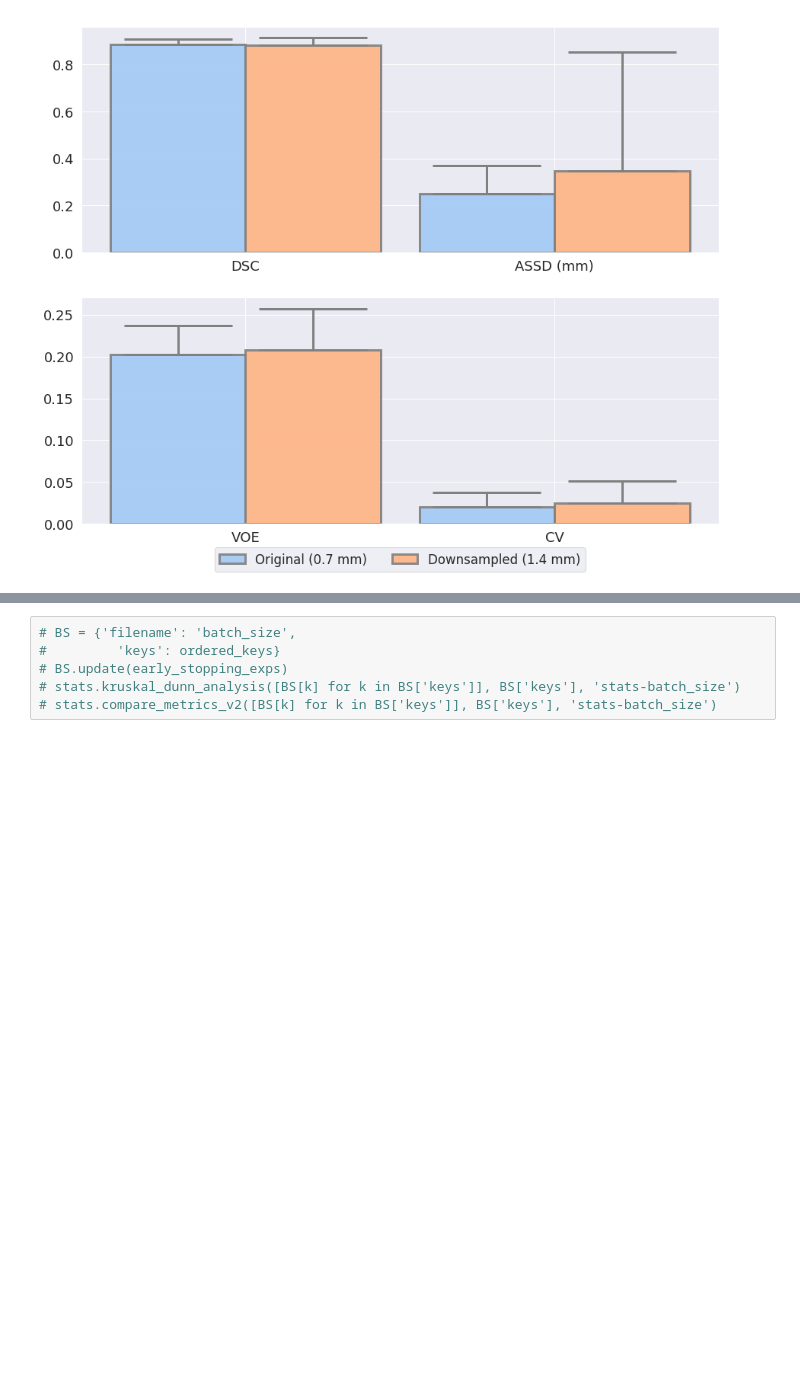
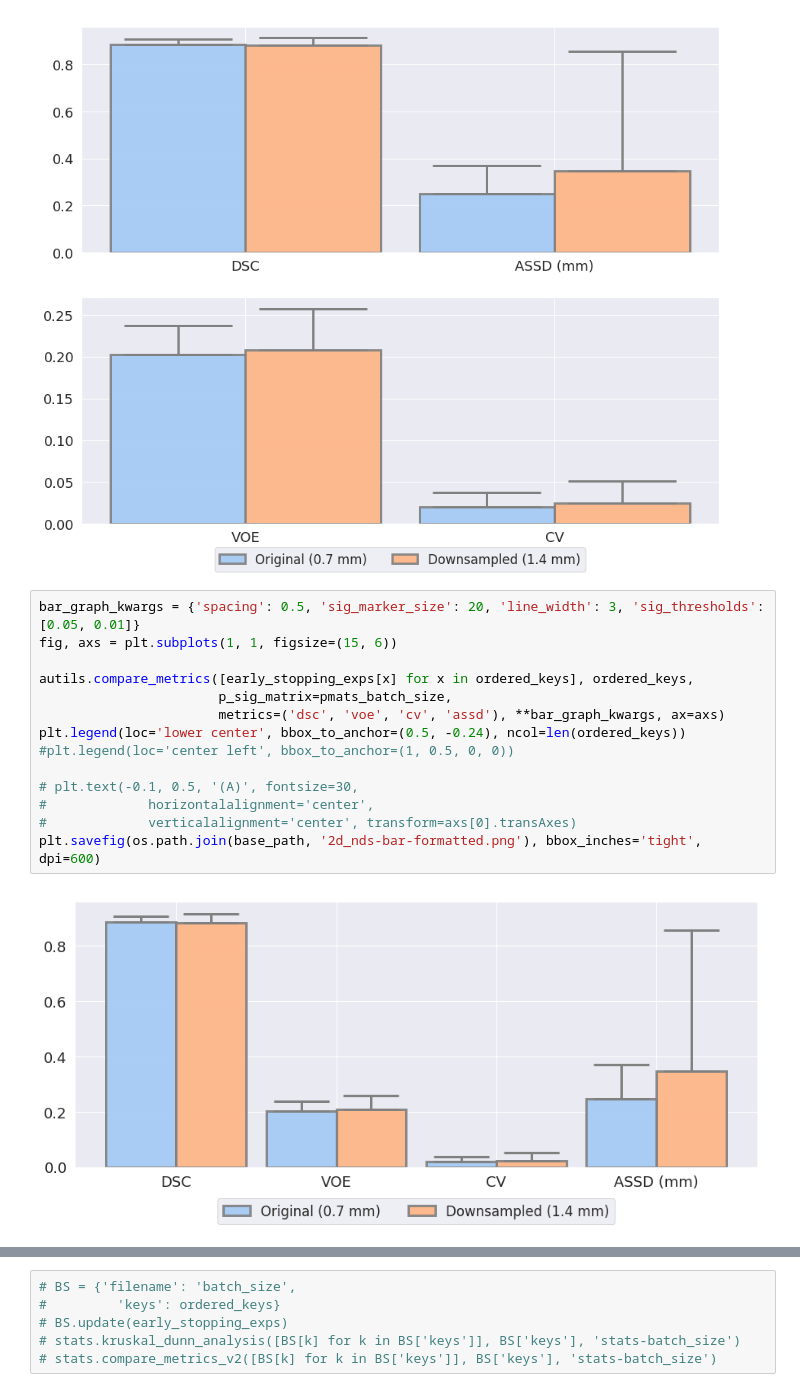
Before and after one commit to ad12/MedSegPy, a Jupyter notebook: analysis/2d_non_downsample.ipynb, the cells around one changed output, grey strips where cells are left out. Cells and saved outputs as stored; diff of their text form; blank space fills up the shorter version.

```diff
--- a/analysis/2d_non_downsample.ipynb
+++ b/analysis/2d_non_downsample.ipynb
@@ -116,3 +116,19 @@ plt.legend(loc='lower center', bbox_to_anchor=(0.5, -0.24), ncol=len(ordered_key
 plt.savefig(os.path.join(base_path, '2d_nds-bar.png'), bbox_inches='tight', dpi=600)
 # %% [output]
 [figure]
+# %%
+bar_graph_kwargs = {'spacing': 0.5, 'sig_marker_size': 20, 'line_width': 3, 'sig_thresholds': [0.05, 0.01]}
+fig, axs = plt.subplots(1, 1, figsize=(15, 6))
+
+autils.compare_metrics([early_stopping_exps[x] for x in ordered_keys], ordered_keys,
+                       p_sig_matrix=pmats_batch_size,
+                       metrics=('dsc', 'voe', 'cv', 'assd'), **bar_graph_kwargs, ax=axs)
+plt.legend(loc='lower center', bbox_to_anchor=(0.5, -0.24), ncol=len(ordered_keys))
+#plt.legend(loc='center left', bbox_to_anchor=(1, 0.5, 0, 0))
+
+# plt.text(-0.1, 0.5, '(A)', fontsize=30,
+#             horizontalalignment='center',
+#             verticalalignment='center', transform=axs[0].transAxes)
+plt.savefig(os.path.join(base_path, '2d_nds-bar-formatted.png'), bbox_inches='tight', dpi=600)
+# %% [output]
+[figure, added]
```
Also changed, not shown: parts of 1 cell of this notebook, 2 other files.
